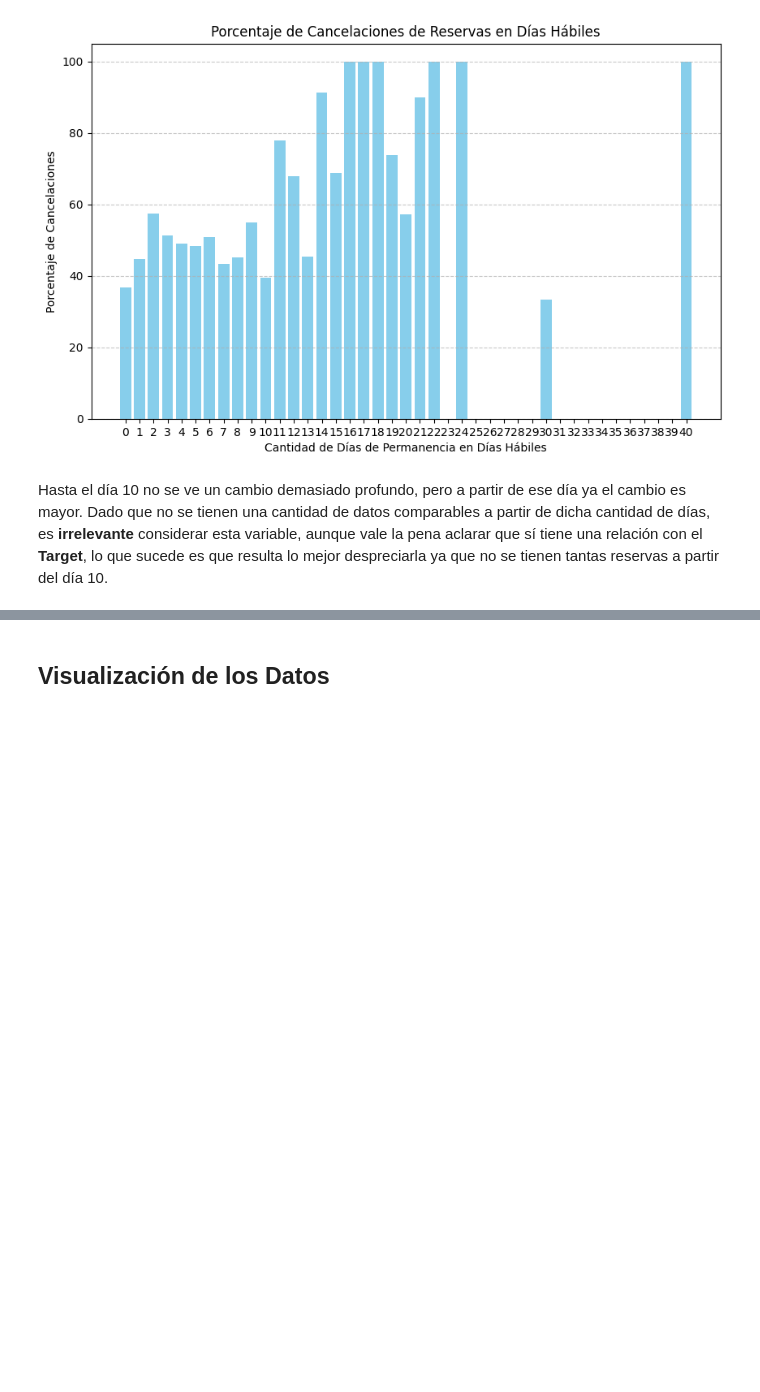
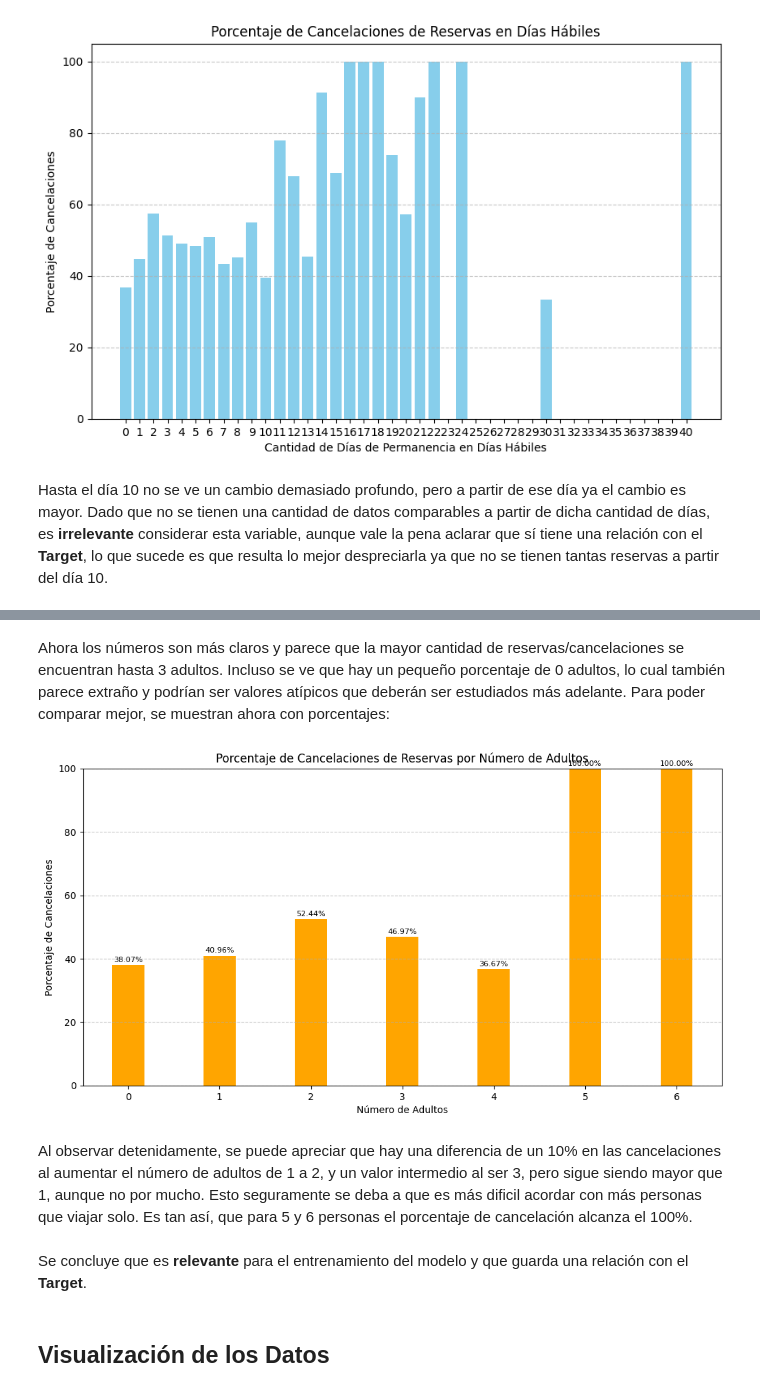
Before and after one commit to InspectorDave/OrgaDeDatos-TPs, a Jupyter notebook: 7506R_TP1_GRUPO11_CHP1_ENTREGA.ipynb, the cells around one changed output, grey strips where cells are left out. Drawn from its saved outputs; the diff is of its cells as text; code cells hidden in the pictures; blank space fills up the shorter version.

```diff
--- a/7506R_TP1_GRUPO11_CHP1_ENTREGA.ipynb
+++ b/7506R_TP1_GRUPO11_CHP1_ENTREGA.ipynb
@@ -676,3 +754,38 @@ Hasta el día 10 no se ve un cambio demasiado profundo, pero a partir de ese dí
+# %% [markdown]
+Ahora los números son más claros y parece que la mayor cantidad de reservas/cancelaciones se encuentran hasta 3 adultos. Incluso se ve que hay un pequeño porcentaje de 0 adultos, lo cual también parece extraño y podrían ser valores atípicos que deberán ser estudiados más adelante. Para poder comparar mejor, se muestran ahora con porcentajes:
+# %%
+total_reservations_by_adults = hotels_df['adults'].value_counts().sort_index()
+cancelled_reservations = hotels_df[hotels_df['is_canceled'] == 1]
+cancelations_by_adults = cancelled_reservations['adults'].value_counts().sort_index()
+percentages = (cancelations_by_adults / total_reservations_by_adults) * 100
+
+plt.figure(figsize=(12, 6))
+bar_width = 0.35
+index = percentages.index
+bars = plt.bar(index, percentages.values, bar_width, color='orange')
+plt.xlabel('Número de Adultos')
+plt.ylabel('Porcentaje de Cancelaciones')
+plt.title('Porcentaje de Cancelaciones de Reservas por Número de Adultos')
+plt.xticks(index)
+plt.ylim(0, 100)
+
+for bar, percentage in zip(bars, percentages.values):
+    plt.annotate(f'{percentage:.2f}%',
+                 xy=(bar.get_x() + bar.get_width() / 2, bar.get_height()),
+                 xytext=(0, 3),
+                 textcoords='offset points',
+                 ha='center',
+                 fontsize=8,
+                 color='black')
+
+plt.grid(axis='y', linestyle='--', alpha=0.7)
+plt.show()
+# %% [output]
+[figure, added]
+# %% [markdown]
+Al observar detenidamente, se puede apreciar que hay una diferencia de un 10% en las cancelaciones al aumentar el número de adultos de 1 a 2, y un valor intermedio al ser 3, pero sigue siendo mayor que 1, aunque no por mucho. Esto seguramente se deba a que es más dificil acordar con más personas que viajar solo. Es tan así, que para 5 y 6 personas el porcentaje de cancelación alcanza el 100%.
+# %% [markdown]
+Se concluye que es **relevante** para el entrenamiento del modelo y que guarda una relación con el **Target**.
 # %% [markdown]
 ## Visualización de los Datos
 # %% [markdown]
```
Also changed, not shown: parts of 8 cells of this notebook.
